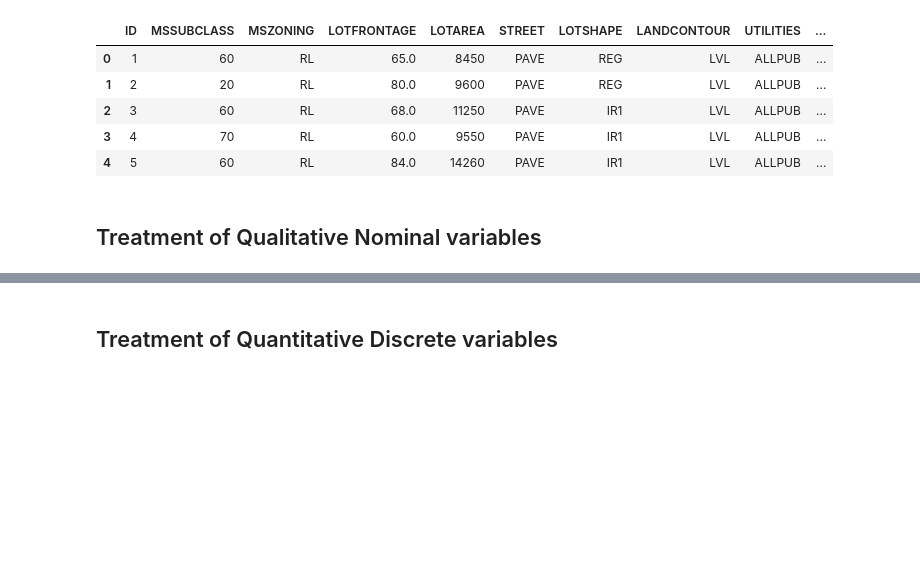
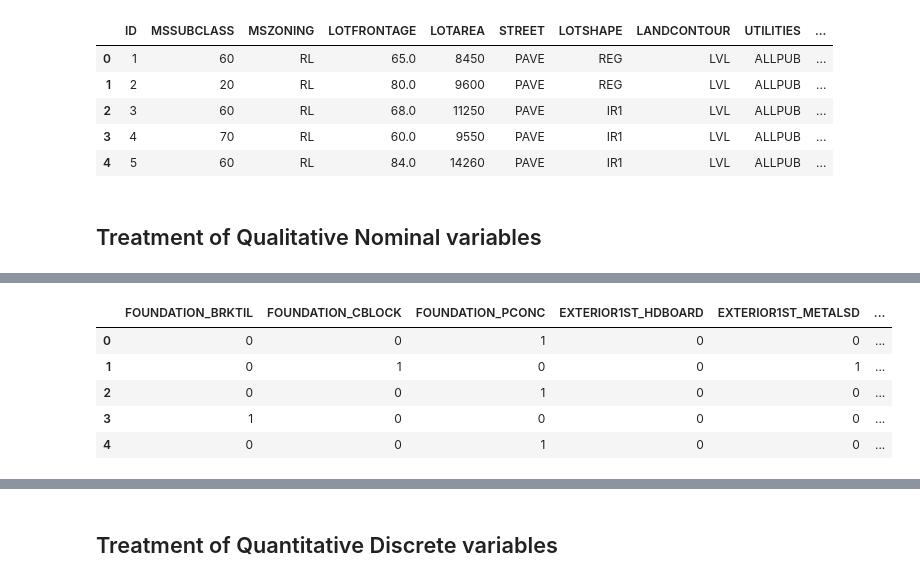
Before and after one commit to lucasamtaylor01/KaggleGettingStarted, a Jupyter notebook: 02_HOUSING_PRICES/02_noteboks/01_cleaning.ipynb, the cells around one changed output, grey strips where cells are left out. Cells and saved outputs as stored; diff of their text form; code cells hidden in the pictures; blank space fills up the shorter version.

```diff
--- a/02_HOUSING_PRICES/02_noteboks/01_cleaning.ipynb
+++ b/02_HOUSING_PRICES/02_noteboks/01_cleaning.ipynb
@@ -302,0 +419,9 @@ df[columns_qual_nom].head(10)
+# %%
+df_clean_qual_nom_dummy.head()
+# %% [output]
+|  | FOUNDATION_BRKTIL | FOUNDATION_CBLOCK | FOUNDATION_PCONC | EXTERIOR1ST_HDBOARD | EXTERIOR1ST_METALSD | ... |
+| 0 | 0 | 0 | 1 | 0 | 0 | ... |
+| 1 | 0 | 1 | 0 | 0 | 1 | ... |
+| 2 | 0 | 0 | 1 | 0 | 0 | ... |
+| 3 | 1 | 0 | 0 | 0 | 0 | ... |
+| 4 | 0 | 0 | 1 | 0 | 0 | ... |
```
Also changed, not shown: parts of 11 cells of this notebook.
